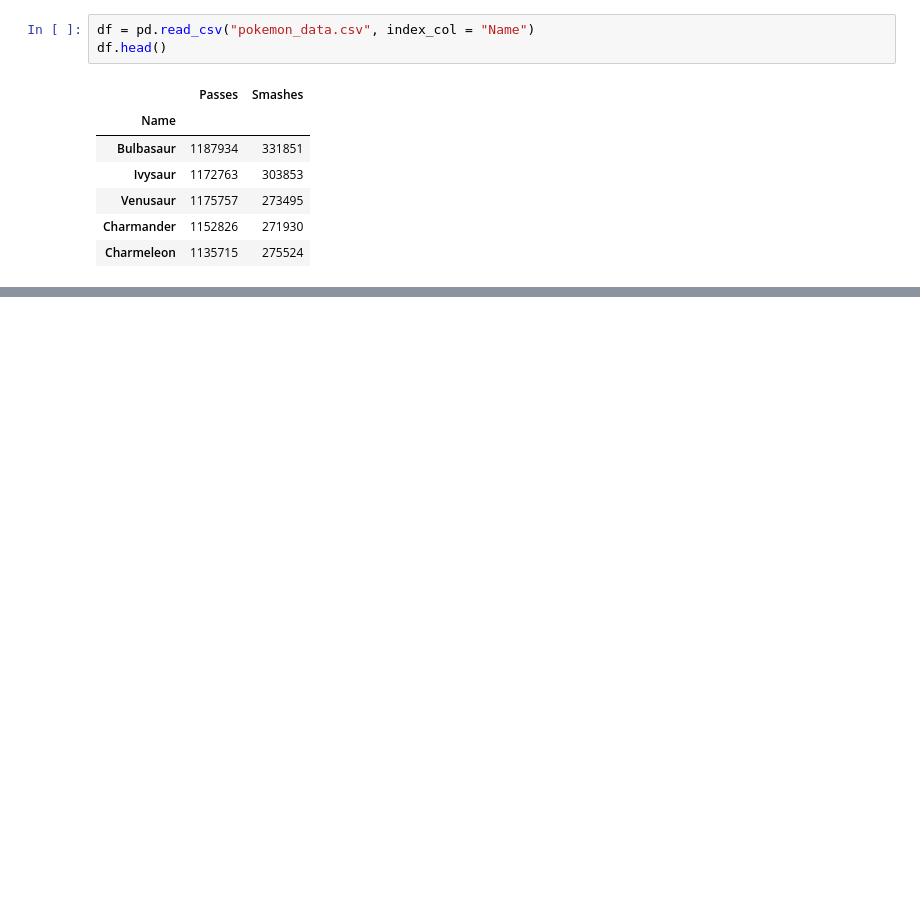
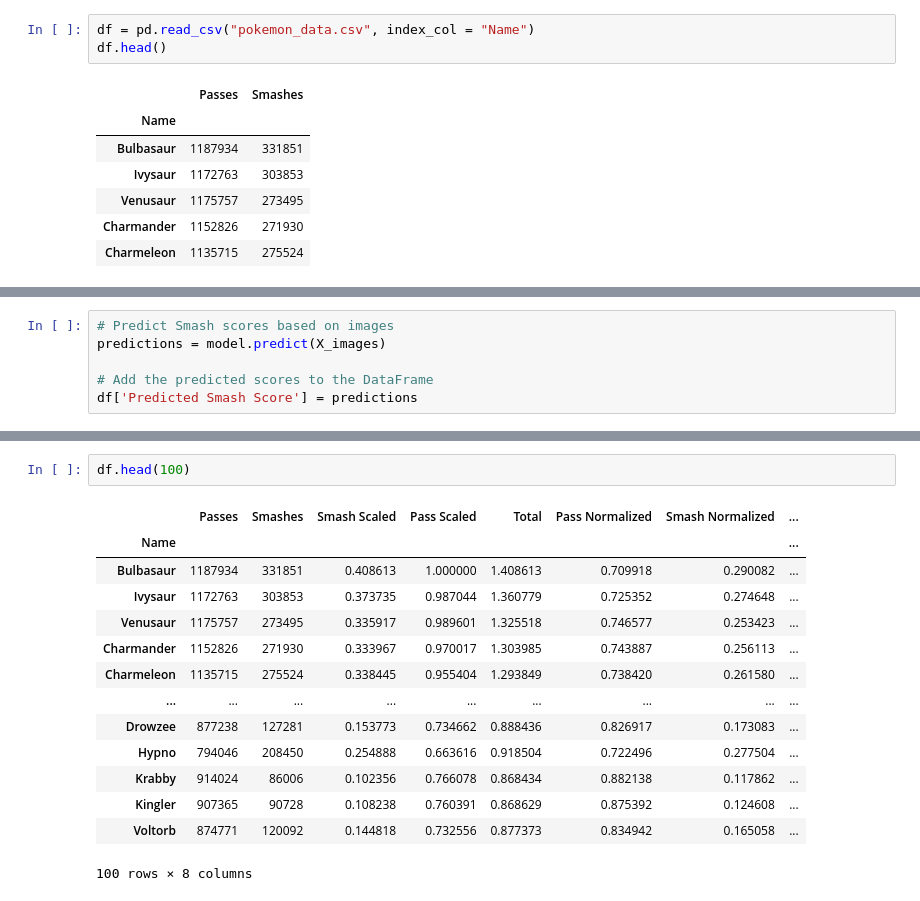
Before and after one commit to Irresponsible-Bunch/Pokemon-Smash-or-Pass, a Jupyter notebook: pokemon_classifier.ipynb, the cells around one changed output, grey strips where cells are left out. Cells and saved outputs as stored; diff of their text form; blank space fills up the shorter version.

```diff
--- a/pokemon_classifier.ipynb
+++ b/pokemon_classifier.ipynb
@@ -38,0 +102,6 @@ df
+# %%
+# Predict Smash scores based on images
+predictions = model.predict(X_images)
+
+# Add the predicted scores to the DataFrame
+df['Predicted Smash Score'] = predictions
@@ -38,0 +110,17 @@ df
+# %%
+df.head(100)
+# %% [output]
+|  | Passes | Smashes | Smash Scaled | Pass Scaled | Total | Pass Normalized | Smash Normalized | ... |
+| Name |  |  |  |  |  |  |  | ... |
+| Bulbasaur | 1187934 | 331851 | 0.408613 | 1.000000 | 1.408613 | 0.709918 | 0.290082 | ... |
+| Ivysaur | 1172763 | 303853 | 0.373735 | 0.987044 | 1.360779 | 0.725352 | 0.274648 | ... |
+| Venusaur | 1175757 | 273495 | 0.335917 | 0.989601 | 1.325518 | 0.746577 | 0.253423 | ... |
+| Charmander | 1152826 | 271930 | 0.333967 | 0.970017 | 1.303985 | 0.743887 | 0.256113 | ... |
+| Charmeleon | 1135715 | 275524 | 0.338445 | 0.955404 | 1.293849 | 0.738420 | 0.261580 | ... |
+| ... | ... | ... | ... | ... | ... | ... | ... | ... |
+| Drowzee | 877238 | 127281 | 0.153773 | 0.734662 | 0.888436 | 0.826917 | 0.173083 | ... |
+| Hypno | 794046 | 208450 | 0.254888 | 0.663616 | 0.918504 | 0.722496 | 0.277504 | ... |
+| Krabby | 914024 | 86006 | 0.102356 | 0.766078 | 0.868434 | 0.882138 | 0.117862 | ... |
+| Kingler | 907365 | 90728 | 0.108238 | 0.760391 | 0.868629 | 0.875392 | 0.124608 | ... |
+| Voltorb | 874771 | 120092 | 0.144818 | 0.732556 | 0.877373 | 0.834942 | 0.165058 | ... |
+100 rows × 8 columns
```
Also changed, not shown: parts of 7 cells of this notebook, 1 other file.
